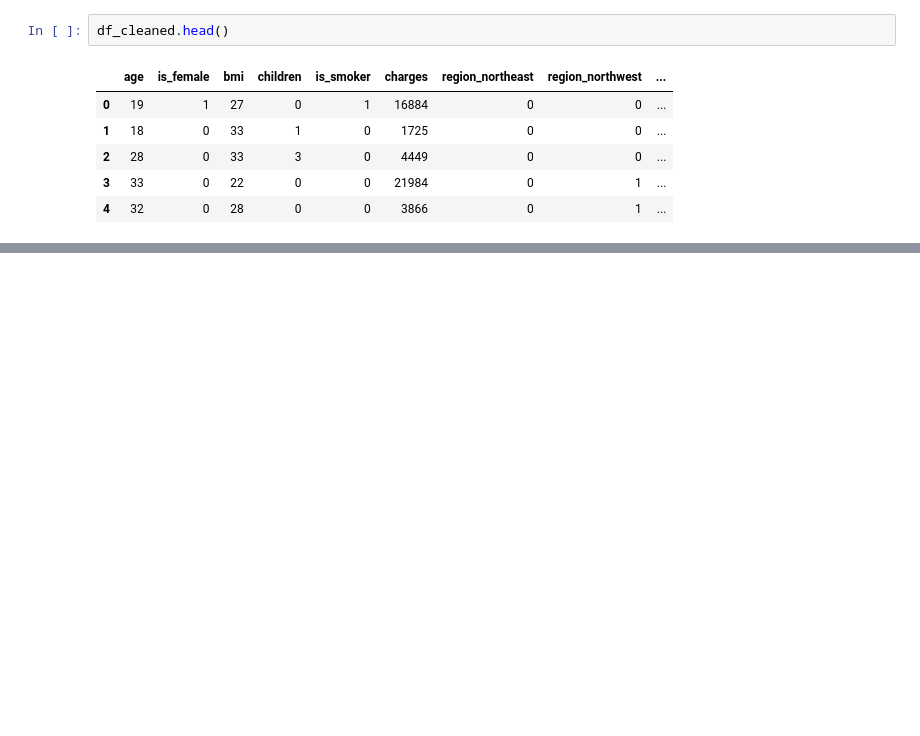
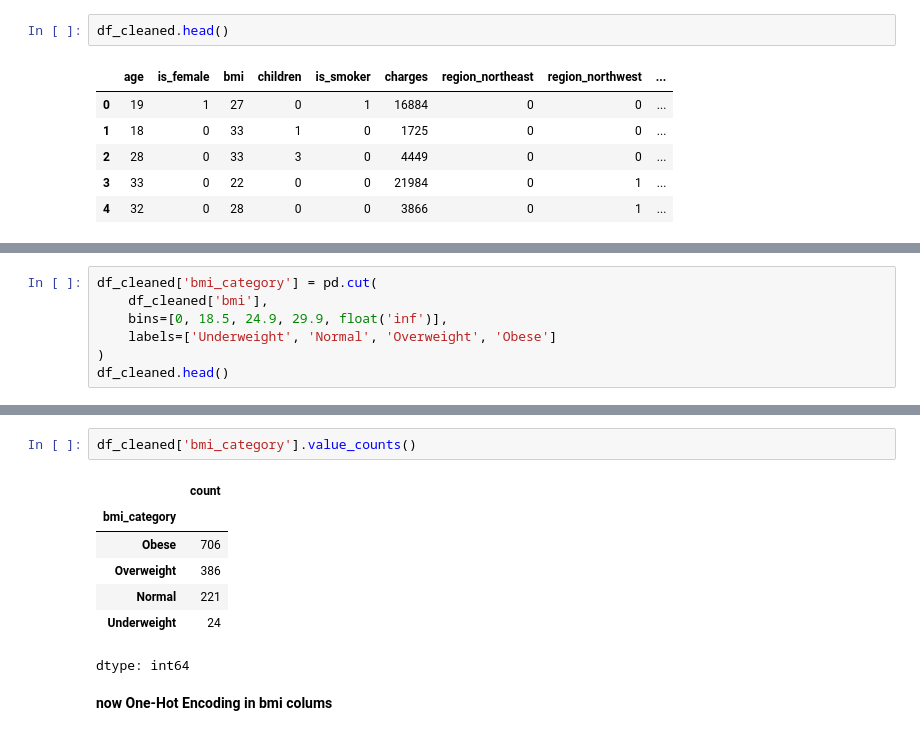
Before and after one commit to subhamsam007/Machine-Learning, a Jupyter notebook: insurance.ipynb, the cells around one changed output, grey strips where cells are left out. Saved outputs shown, nothing was run; the diff lists cells and outputs as text; blank space fills up the shorter version.

```diff
--- a/insurance.ipynb
+++ b/insurance.ipynb
@@ -278,0 +288,7 @@ df_cleaned.head()
+# %%
+df_cleaned['bmi_category'] = pd.cut(
+    df_cleaned['bmi'],
+    bins=[0, 18.5, 24.9, 29.9, float('inf')],
+    labels=['Underweight', 'Normal', 'Overweight', 'Obese']
+)
+df_cleaned.head()
@@ -278,0 +302,12 @@ df_cleaned.head()
+# %%
+df_cleaned['bmi_category'].value_counts()
+# %% [output]
+|  | count |
+| bmi_category |  |
+| Obese | 706 |
+| Overweight | 386 |
+| Normal | 221 |
+| Underweight | 24 |
+dtype: int64
+# %% [markdown]
+**now One-Hot Encoding in bmi colums**
```
Also changed, not shown: parts of 7 cells of this notebook.
